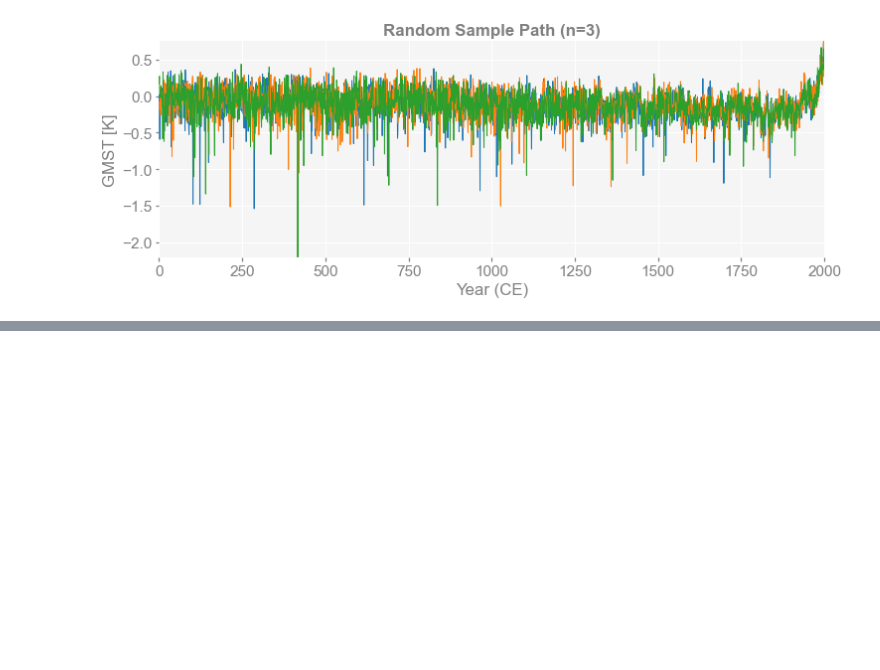
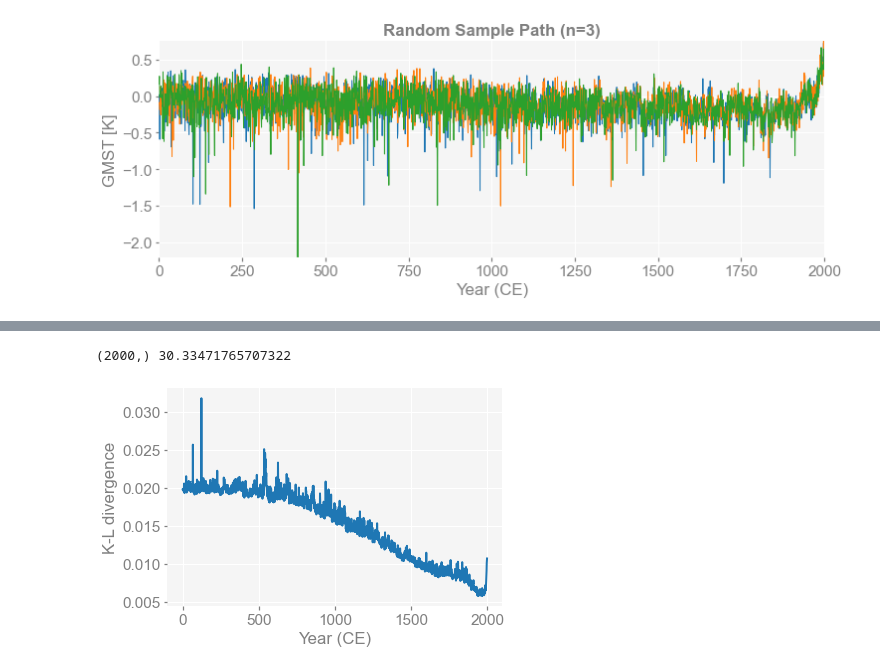
Before and after one commit to LinkedEarth/pens, a Jupyter notebook: docs/notebooks/quickstart.ipynb, the cells around one changed output, grey strips where cells are left out. Cells and saved outputs as stored; diff of their text form; code cells hidden in the pictures; blank space fills up the shorter version.

```diff
--- a/docs/notebooks/quickstart.ipynb
+++ b/docs/notebooks/quickstart.ipynb
@@ -50,0 +98,14 @@ for n in [1, 3]:
+# %%
+import matplotlib.pyplot as plt
+# compare against the distribution at each time point from another ensemble
+# note that the ensemble size should be consistent
+dist = ens_LMR.slice([1, 2000]).compare(ens_CPS, metric='KLD')
+print(np.shape(dist), np.sum(dist))
+fig, ax = plt.subplots()
+ax.plot(dist)
+ax.set_xlabel('Year (CE)')
+ax.set_ylabel('K-L divergence')
+plt.show()
+# %% [output]
+(2000,) 30.33471765707322
+[figure, added]
```
Also changed, not shown: parts of 13 cells of this notebook, 23 other files.
